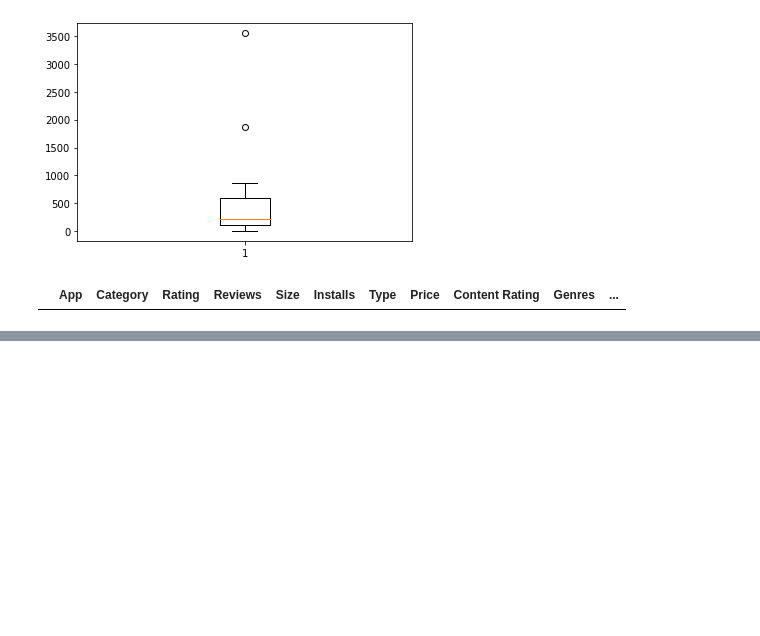
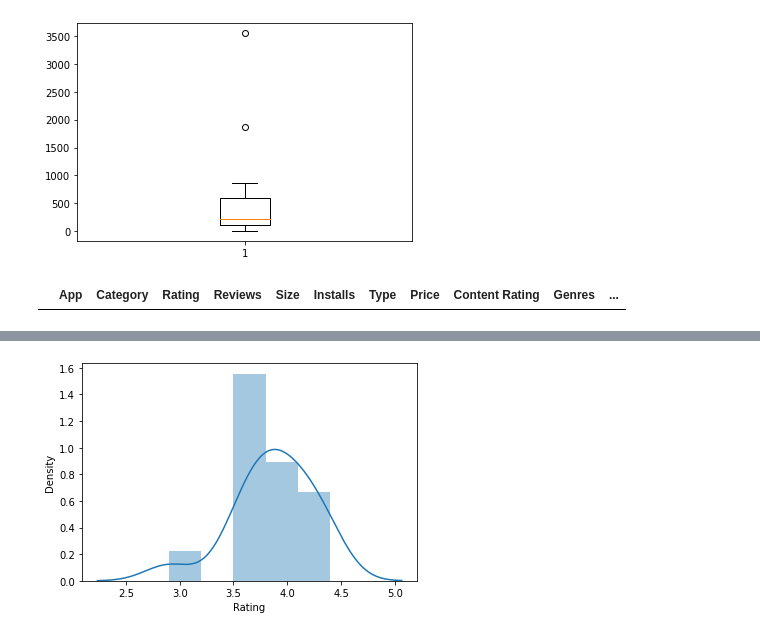
Before and after one commit to Code-tanisha/UPgrad-Python-Data-science-, a Jupyter notebook: Google_playstore_CaseStudy_Cleaning.ipynb, the cells around one changed output, grey strips where cells are left out. Cells and saved outputs as stored; diff of their text form; code cells hidden in the pictures; blank space fills up the shorter version.

```diff
--- a/Google_playstore_CaseStudy_Cleaning.ipynb
+++ b/Google_playstore_CaseStudy_Cleaning.ipynb
@@ -548,0 +491,5 @@ Name: Installs, dtype: float64
+# %%
+sns.distplot(inp1['Rating'])
+plt.show()
+# %% [output]
+[figure, added]
```
Also changed, not shown: parts of 71 cells of this notebook.
